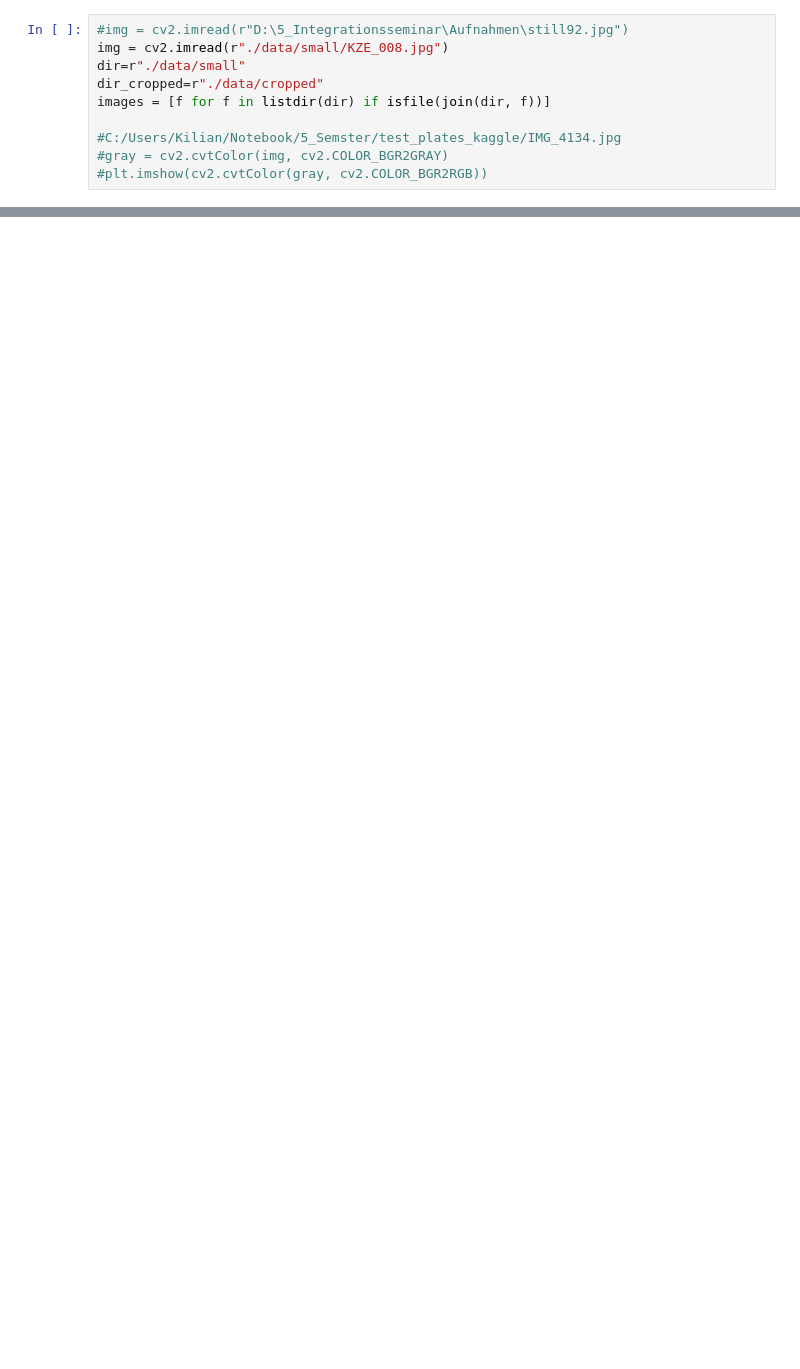
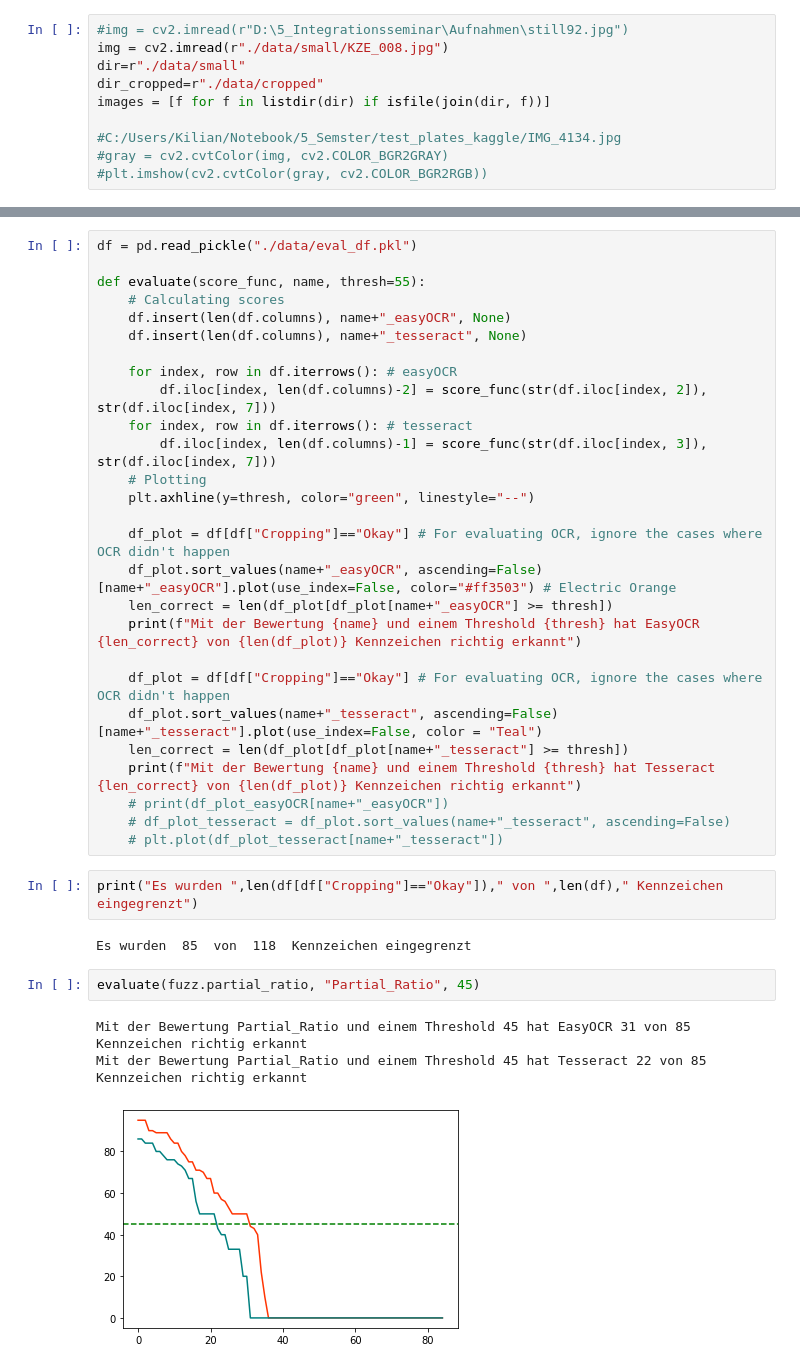
Before and after one commit to 1337DS/SmartGarage, a Jupyter notebook: Pipeline Kennzeichen.ipynb, the cells around one changed output, grey strips where cells are left out. Saved outputs shown, nothing was run; the diff lists cells and outputs as text; blank space fills up the shorter version.

```diff
--- a/Pipeline Kennzeichen.ipynb
+++ b/Pipeline Kennzeichen.ipynb
@@ -163,0 +169,37 @@ df.
+# %%
+df = pd.read_pickle("./data/eval_df.pkl")
+
+def evaluate(score_func, name, thresh=55):
+    # Calculating scores
+    df.insert(len(df.columns), name+"_easyOCR", None)
+    df.insert(len(df.columns), name+"_tesseract", None)
+
+    for index, row in df.iterrows(): # easyOCR
+        df.iloc[index, len(df.columns)-2] = score_func(str(df.iloc[index, 2]), str(df.iloc[index, 7]))
+    for index, row in df.iterrows(): # tesseract
+        df.iloc[index, len(df.columns)-1] = score_func(str(df.iloc[index, 3]), str(df.iloc[index, 7]))
+    # Plotting
+    plt.axhline(y=thresh, color="green", linestyle="--")
+
+    df_plot = df[df["Cropping"]=="Okay"] # For evaluating OCR, ignore the cases where OCR didn't happen
+    df_plot.sort_values(name+"_easyOCR", ascending=False)[name+"_easyOCR"].plot(use_index=False, color="#ff3503") # Electric Orange
+    len_correct = len(df_plot[df_plot[name+"_easyOCR"] >= thresh])
+    print(f"Mit der Bewertung {name} und einem Threshold {thresh} hat EasyOCR {len_correct} von {len(df_plot)} Kennzeichen richtig erkannt")
+
+    df_plot = df[df["Cropping"]=="Okay"] # For evaluating OCR, ignore the cases where OCR didn't happen
+    df_plot.sort_values(name+"_tesseract", ascending=False)[name+"_tesseract"].plot(use_index=False, color = "Teal")
+    len_correct = len(df_plot[df_plot[name+"_tesseract"] >= thresh])
+    print(f"Mit der Bewertung {name} und einem Threshold {thresh} hat Tesseract {len_correct} von {len(df_plot)} Kennzeichen richtig erkannt")
+    # print(df_plot_easyOCR[name+"_easyOCR"])
+    # df_plot_tesseract = df_plot.sort_values(name+"_tesseract", ascending=False)
+    # plt.plot(df_plot_tesseract[name+"_tesseract"])
+# %%
+print("Es wurden ",len(df[df["Cropping"]=="Okay"])," von ",len(df)," Kennzeichen eingegrenzt")
+# %% [output]
+Es wurden  85  von  118  Kennzeichen eingegrenzt
+# %%
+evaluate(fuzz.partial_ratio, "Partial_Ratio", 45)
+# %% [output]
+Mit der Bewertung Partial_Ratio und einem Threshold 45 hat EasyOCR 31 von 85 Kennzeichen richtig erkannt
+Mit der Bewertung Partial_Ratio und einem Threshold 45 hat Tesseract 22 von 85 Kennzeichen richtig erkannt
+[figure, added]
```
Also changed, not shown: parts of 11 cells of this notebook.
